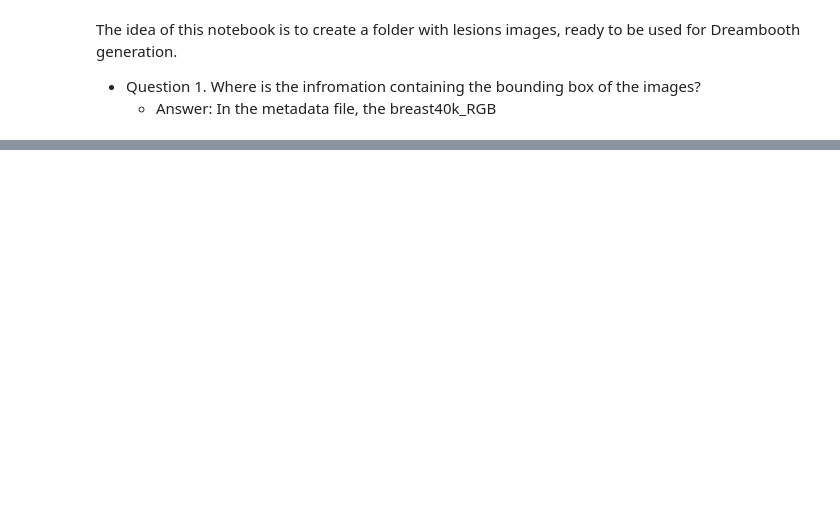
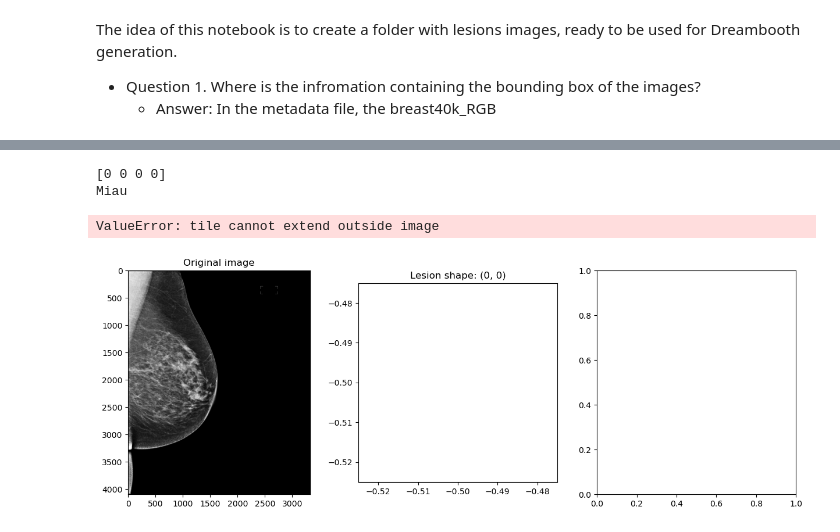
Before and after one commit to Likalto4/diffusion-models_master, a Jupyter notebook: dataset_analysis/save_pngs/lesions_preview.ipynb, the cells around one changed output, grey strips where cells are left out. Saved outputs shown, nothing was run; the diff lists cells and outputs as text; code cells hidden in the pictures; blank space fills up the shorter version.

```diff
--- a/dataset_analysis/save_pngs/lesions_preview.ipynb
+++ b/dataset_analysis/save_pngs/lesions_preview.ipynb
@@ -38,0 +34,80 @@ image.shape
+# %%
+folder_name = 'breast40k'
+resolution = 512
+
+# paths
+metadata_path = repo_path / 'data/metadata'/f'{folder_name}_RGB.csv'
+imageFolder_path = repo_path / 'data/images'/folder_name
+# Read metadata file
+metadata = pd.read_csv(metadata_path)
+# filter only images with marks
+metadata = metadata[metadata['marks'] == True]
+metadata = metadata.reset_index(drop=True)
+
+
+###### LOOP
+# get the first row
+row = metadata.iloc[1940]
+# get the path to the image
+image_path = imageFolder_path / str(row['image_id'] + '.png')
+side = row['image_laterality']
+# read image using PIL
+image = Image.open(image_path)
+image = np.array(image)
+# get the coordinates of the lesion
+bbox = row['bbox']
+bbox = bbox.replace('(', '').replace(')', '').split(',')
+x1, y1, x2, y2 = [int(i) for i in bbox]
+coord = np.asarray([x1, y1, x2, y2])
+print(coord)
+# if side is right, flip x coordinate
+if side == 'R':
+    coord[0] =  image.shape[1] - coord[0]# -1
+    coord[2] =  image.shape[1] - coord[2]# -1
+    # switch x coordinates
+    coord[[0, 2]] = coord[[2, 0]]
+    print(f'Flipped coordinates: {coord}')
+
+if np.any(coord < 0) or (coord[0]-coord[2]) == 0:
+        print('Miau')
+# crop the image
+lesion = image[coord[1]:coord[3], coord[0]:coord[2]]
+# show the image and the lesion next to it
+fig, ax = plt.subplots(1, 3, figsize=(15, 5))
+ax[0].imshow(image, cmap='gray')
+ax[0].set_title('Original image')
+# plot bbox on the image
+ax[0].plot(coord[[0, 2, 2, 0, 0]], coord[[1, 1, 3, 3, 1]], 'r')
+ax[1].imshow(lesion, cmap='gray')
+ax[1].set_title(f'Lesion shape: {lesion.shape}')
+
+# Transforming to pil image format allows for cropping and resizing using Pytorch
+
+preprocess = Compose(
+    [ # classic squared aspect-preserved centered image
+        Resize(resolution, interpolation= InterpolationMode.BILINEAR),
+        CenterCrop(resolution),
+    ]
+)
+
+# transform lesion to pil image
+lesion_pil = Image.fromarray(lesion)
+preprocessed_lesion = preprocess(lesion_pil)
+# back to array
+preprocessed_lesion = np.array(preprocessed_lesion)
+# show the preprocessed lesion
+ax[2].imshow(preprocessed_lesion, cmap='gray')
+ax[2].set_title(f'Preprocessed lesion shape: {preprocessed_lesion.shape}')
+
+# scale to 0-255 and convert to uint8
+im_uint8 = (preprocessed_lesion/ 4095.0)*255.0
+im_uint8 = im_uint8.astype(np.uint8)
+# convert to RGB
+im_RGB = np.stack((im_uint8,)*3, axis=-1)
+# save as png
+cv.imwrite(str('ex.png'), im_RGB)
+# %% [output]
+[0 0 0 0]
+Miau
+ValueError: tile cannot extend outside image
+[figure, added]
```
Also changed, not shown: parts of 5 cells of this notebook, 2 other files.
